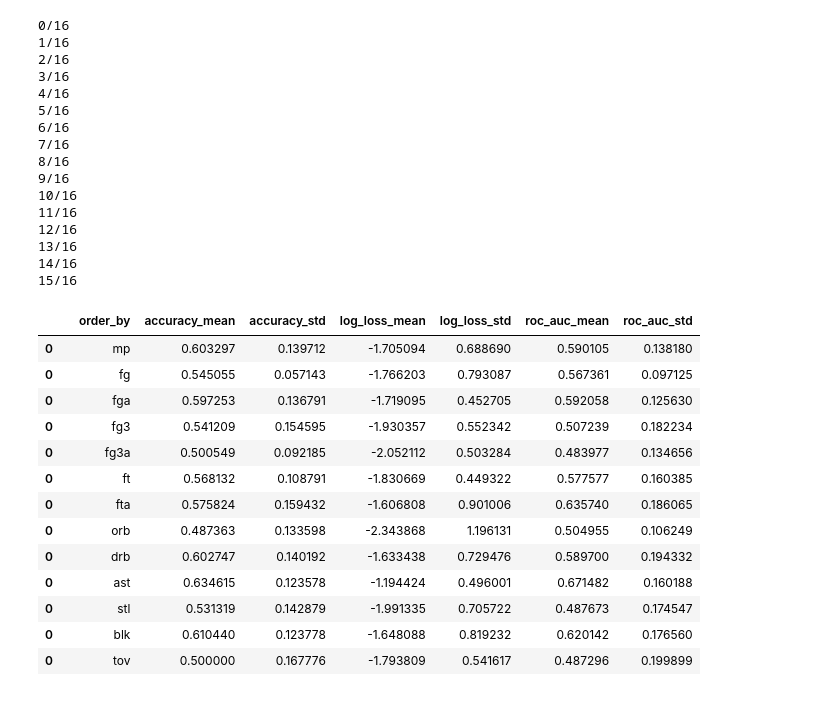
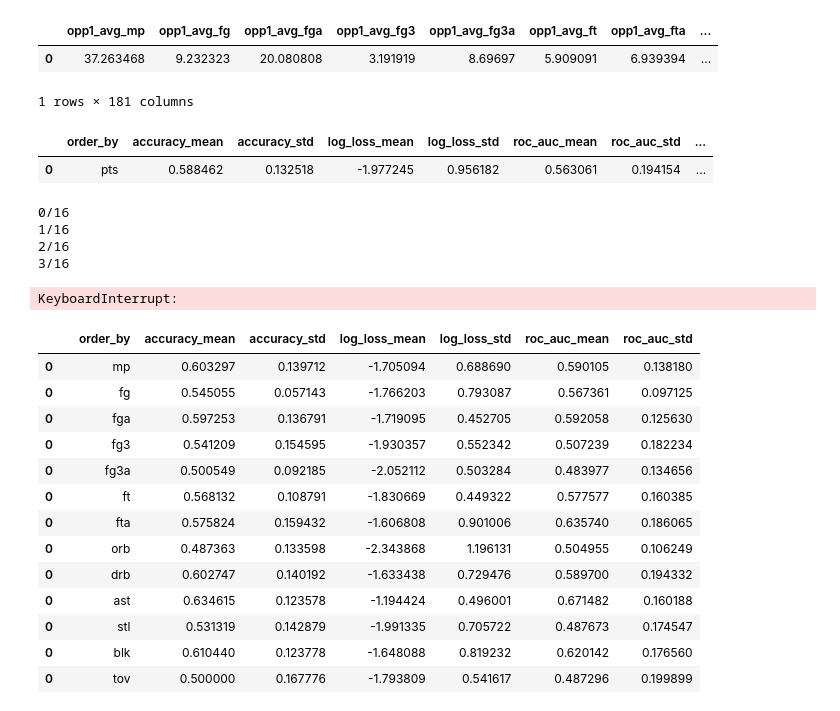
Before and after one commit to MichaelDeng03/over_under, a Jupyter notebook: predict.ipynb, the cells around one changed output. Cells and saved outputs as stored; diff of their text form; code cells hidden in the pictures.

```diff
--- a/predict.ipynb
+++ b/predict.ipynb
@@ -150,33 +152,40 @@ def create_row_for_player_game(player, game, data, order_by):
 
     avgs_and_player_game_stats = []
 
     opp_team_avg_wide = opp_team_avgs.stack().reset_index(
         drop=True).to_frame().transpose()
     new_columns = list(opp_team_avgs.columns)*num_chosen
     new_columns = ['opp' + str(((i)//16)+1) + '_avg_' + str(col)
                    for i, col in enumerate(new_columns)]
     opp_team_avg_wide.columns = new_columns
     avgs_and_player_game_stats.append(opp_team_avg_wide)
 
     same_team_avg_wide = same_team_avgs.stack().reset_index(
         drop=True).to_frame().transpose()
     new_columns = list(same_team_avgs.columns)*num_chosen
     new_columns = ['same_avg' + str(((i)//16)+1) + '_avg_' + str(col)
                    for i, col in enumerate(new_columns)]
     same_team_avg_wide.columns = new_columns
     avgs_and_player_game_stats.append(same_team_avg_wide)
 
     # Add player performance in this game to the avg stats
     player_df = game_df[game_df['player'].str.strip() == player]
     avgs_and_player_game_stats.append(player_df)
     avgs_and_player_game_stats = pd.concat(avgs_and_player_game_stats, axis=0)
     # mean to remove all nans because we'll have 10 rows due to column inconsistency.
     avgs_and_player_game_stats = pd.DataFrame(
         avgs_and_player_game_stats.mean(numeric_only=True)).transpose()
+
+    # Add game date for future use
+    avgs_and_player_game_stats['game_date'] = game_date
     return avgs_and_player_game_stats
 
 # data = get_all_data('2020-10-10', '2022-12-13')
 # create_row_for_player_game('LeBron James', '/boxscores/202212130LAL.html', data, 'mp')
+# %% [output]
+|  | opp1_avg_mp | opp1_avg_fg | opp1_avg_fga | opp1_avg_fg3 | opp1_avg_fg3a | opp1_avg_ft | opp1_avg_fta | ... |
+| 0 | 37.263468 | 9.232323 | 20.080808 | 3.191919 | 8.69697 | 5.909091 | 6.939394 | ... |
+1 rows × 181 columns
 # %%
 def create_predict_data(player, game_date, order_by):
     '''
@@ -273,7 +287,7 @@ def predict(player, game_date, order_by, stat, over_under):
     model = LogisticRegression(max_iter = 3000)
 
     # Create dataframe with regression evaluation.
-    # Classification accuracy. Ratio of correct predictions to total predictions.
+    # Classification accuracy.
     scoring = 'accuracy'
     results = model_selection.cross_val_score(model, X, Y, cv=kfold, scoring=scoring)
     accuracy_mean, accuracy_std = results.mean(), results.std()
@@ -293,20 +307,28 @@ def predict(player, game_date, order_by, stat, over_under):
     model.fit(X_train, Y_train)
     predictions = model.predict(X_test)
     report = classification_report(Y_test, predictions, output_dict=True)
+    precision, recall, f1_score = report['weighted avg']['precision'], report['weighted avg']['recall'], report['weighted avg']['f1-score']
 
-    # no report temporarily
-    dict_metrics = {"order_by": order_by, "accuracy_mean": [accuracy_mean], "accuracy_std": [accuracy_std], "log_loss_mean": [log_loss_mean], "log_loss_std": [log_loss_std], "roc_auc_mean": [roc_auc_mean], "roc_auc_std": [roc_auc_std]}
-    return pd.DataFrame(dict_metrics)
+    dict_metrics = {"order_by": order_by, "accuracy_mean": [accuracy_mean], "accuracy_std": [accuracy_std], "log_loss_mean": [log_loss_mean], "log_loss_std": [log_loss_std], "roc_auc_mean": [roc_auc_mean], "roc_auc_std": [roc_auc_std], "precision": [precision], "recall": [recall], "f1_score": [f1_score]}
 
 
-# results = predict('LeBron James', '2023-10-1', 'pts', 'pts', 28)
-# results
+    # Return an actual prediction for the given player, date, and stat.
+    model.predict(X)
+    return pd.DataFrame(dict_metrics)#, prediction
+
+
+results = predict('LeBron James', '2023-5-22', 'pts', 'pts', 28)
+results
+# %% [output]
+|  | order_by | accuracy_mean | accuracy_std | log_loss_mean | log_loss_std | roc_auc_mean | roc_auc_std | ... |
+| 0 | pts | 0.588462 | 0.132518 | -1.977245 | 0.956182 | 0.563061 | 0.194154 | ... |
 # %%
 def optimize_predict(player, game_date, order_by, stat, over_under):
     '''
     Outputs evaluation metrics for different order by values. So that the user can choose the best order by value.
     '''
     global stats
+    global predict_data
     metrics = []
     for i, order_by in enumerate(stats):
         print(f'{i}/{len(stats)}')
@@ -320,18 +342,7 @@ metrics = optimize_predict('LeBron James', '2023-10-1', 'pts', 'pts', 28)
 1/16
 2/16
 3/16
-4/16
-5/16
-6/16
-7/16
-8/16
-9/16
-10/16
-11/16
-12/16
-13/16
-14/16
-15/16
+KeyboardInterrupt:
 # %%
 metrics
 # %% [output]
```
Also changed, not shown: parts of 3 cells of this notebook, 5 other files.
